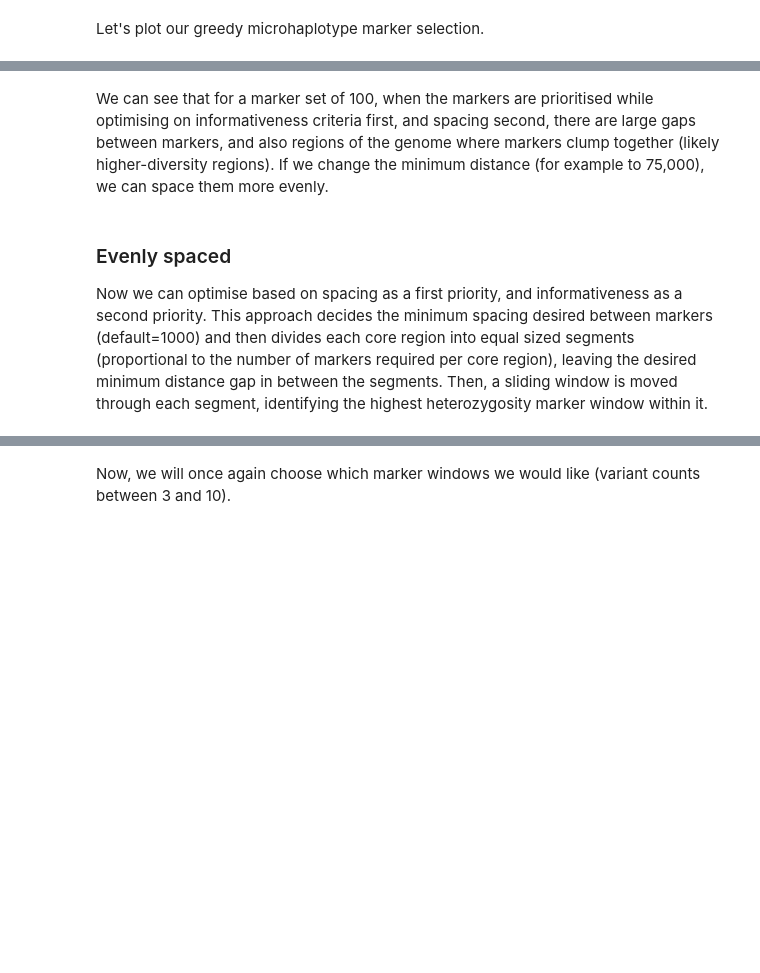
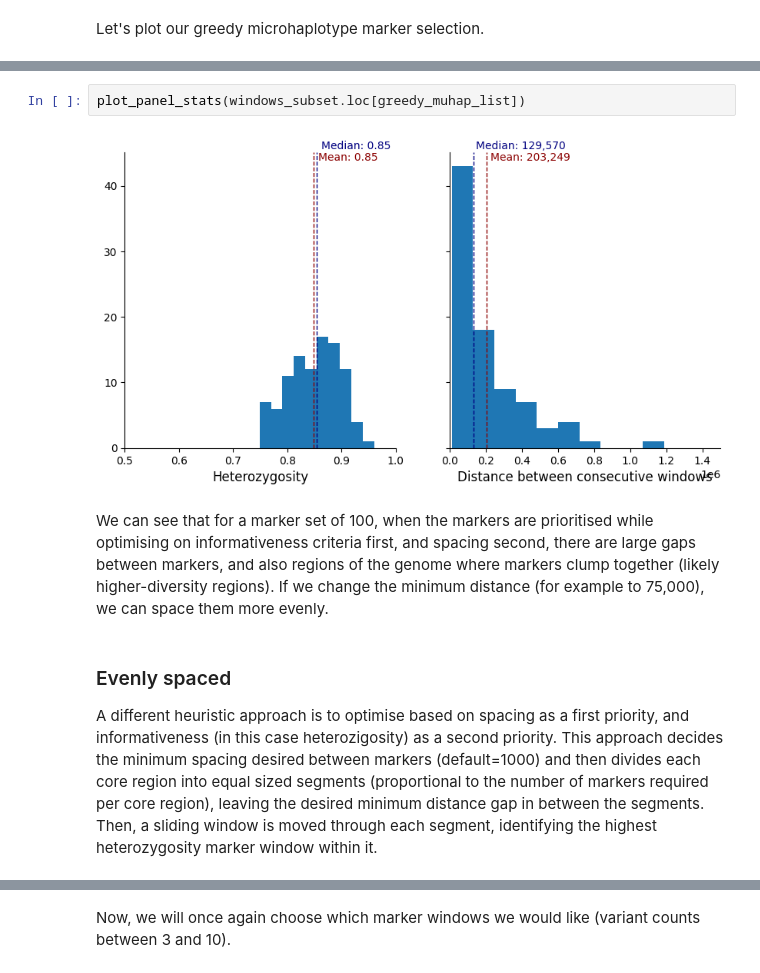
Before and after one commit to svsiegel/vivax-mhaps, a Jupyter notebook: notebooks/2_selection_from_microhaplotype_candidates.ipynb, the cells around one changed output, grey strips where cells are left out. Saved outputs shown, nothing was run; the diff lists cells and outputs as text; blank space fills up the shorter version.

```diff
--- a/notebooks/2_selection_from_microhaplotype_candidates.ipynb
+++ b/notebooks/2_selection_from_microhaplotype_candidates.ipynb
@@ -326,9 +395,13 @@ plot_markers(windows_subset.loc[greedy_muhap_list], pv_regions.sort_values(["chr
+# %%
+plot_panel_stats(windows_subset.loc[greedy_muhap_list])
+# %% [output]
+[figure, added]
 # %% [markdown]
 We can see that for a marker set of 100, when the markers are prioritised while optimising on informativeness criteria first, and spacing second, there are large gaps between markers, and also regions of the genome where markers clump together (likely higher-diversity regions). If we change the minimum distance (for example to 75,000), we can space them more evenly.
 # %% [markdown]
 ### Evenly spaced
 
-Now we can optimise based on spacing as a first priority, and informativeness as a second priority. This approach decides the minimum spacing desired between markers (default=1000) and then divides each core region into equal sized segments (proportional to the number of markers required per core region), leaving the desired minimum distance gap in between the segments. Then, a sliding window is moved through each segment, identifying the highest heterozygosity marker window within it.
+A different heuristic approach is to optimise based on spacing as a first priority, and informativeness (in this case heterozigosity) as a second priority. This approach decides the minimum spacing desired between markers (default=1000) and then divides each core region into equal sized segments (proportional to the number of markers required per core region), leaving the desired minimum distance gap in between the segments. Then, a sliding window is moved through each segment, identifying the highest heterozygosity marker window within it.
 # %%
 def get_max_idx(df):
     return df.idxmax()
```
Also changed, not shown: parts of 32 cells of this notebook.
